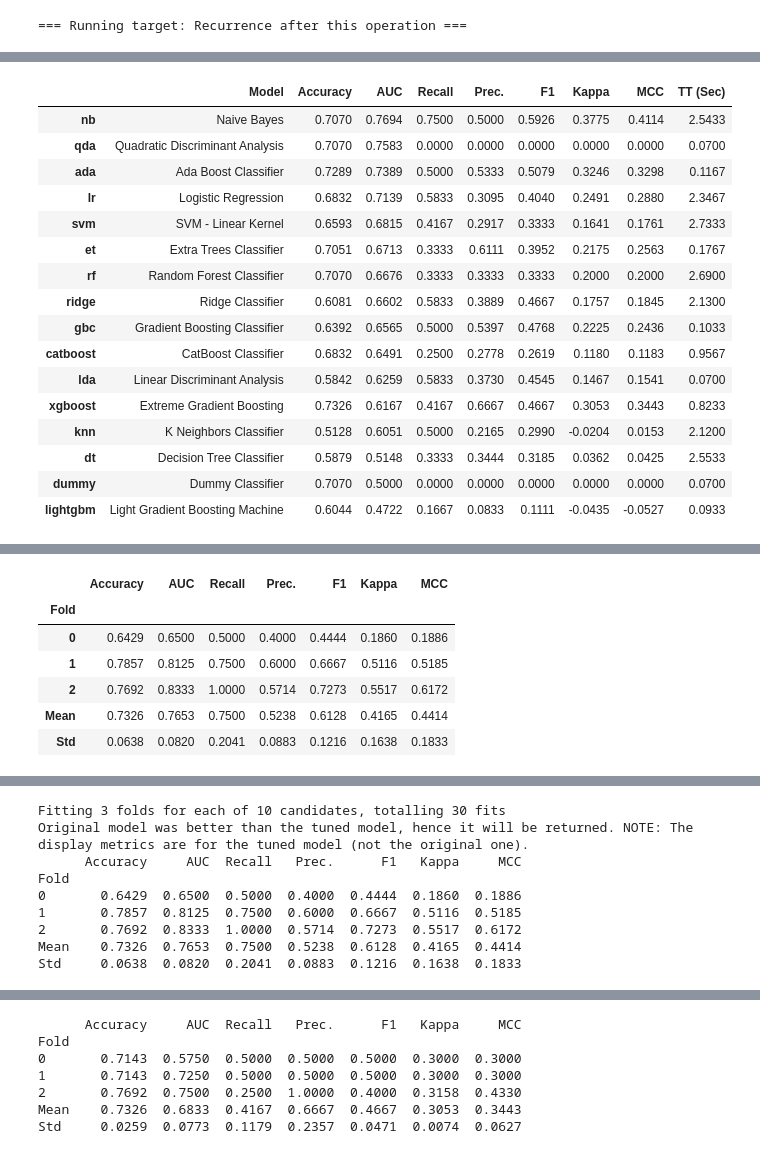
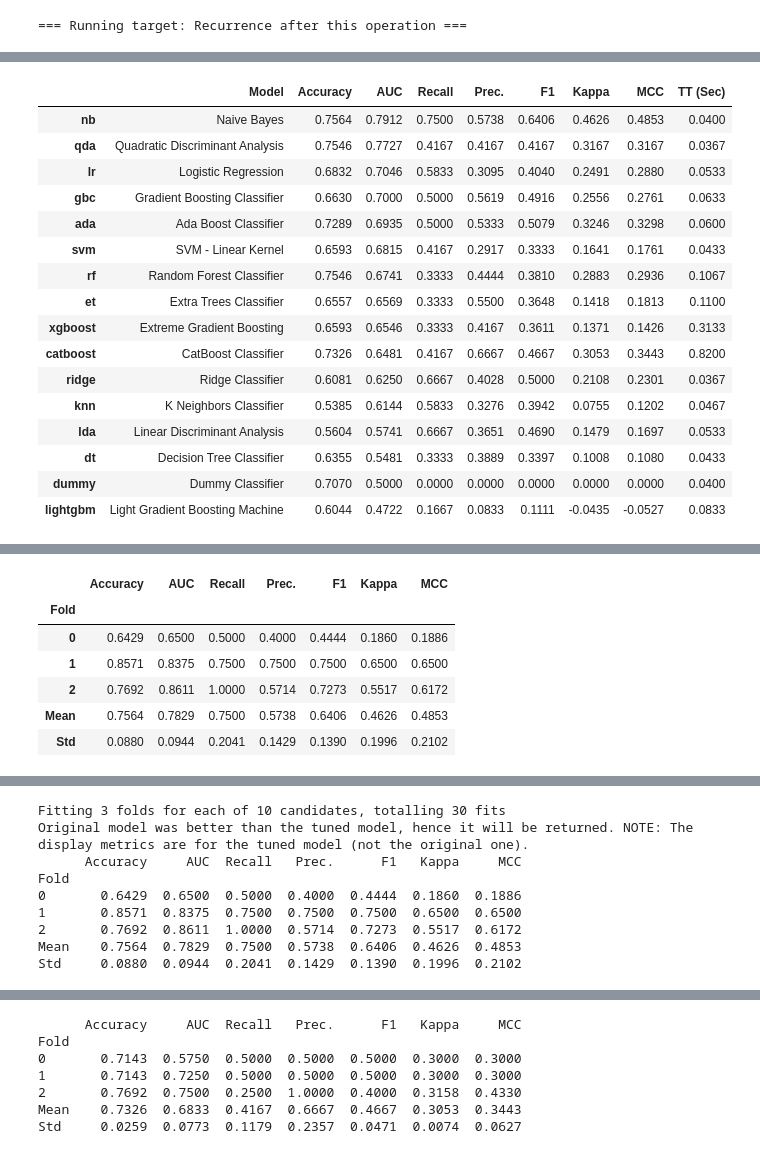
Before and after one commit to shrinitbabel/craniopharyngioma, a Jupyter notebook: second.ipynb, the cells around one changed output, grey strips where cells are left out. Drawn from its saved outputs; the diff is of its cells as text; code cells hidden in the pictures.

```diff
--- a/second.ipynb
+++ b/second.ipynb
@@ -0,0 +1,12 @@
+# %%
+import pandas as pd
+import numpy as np
+import scipy
+if not hasattr(scipy, "interp"):
+    scipy.interp = np.interp  # restore deprecated alias
+
+from pycaret.classification import setup, compare_models, tune_model, pull
+
+
+# Load your raw dataset
+df_original = pd.read_csv("data.csv")
@@ -19,7 +51,7 @@ preop_basic = [
     "Pre-op hydrocephalus (y/n)", "Pre-op intacranial pressure symptoms",
     "Pre-op headache", "Pre-op endocrine changes (y/n)",
     "Pre-op panhypopit (y/n) - define number of hormone axes that are non-functional",
-    "Intraventricular extension"
+    "Intraventricular extension", "prior radiation",
 ]
 
 intraop_basic = [
@@ -38,7 +70,7 @@ location_histology = [
 experiments = [
     # Post-op complications
     {"target": "Recurrence after this operation",
-     "features": preop_basic + ["Surgical Approach", "Resection outcome (total, subtotal, partial)"]}
+     "features": preop_basic + ["Surgical Approach", "Resection outcome (total, subtotal, partial)", "BRAF+"]}
 
     # Composite endpoints (you can create these columns beforehand if desired)
     # Example creation idea (run before the loop):
@@ -102,68 +134,68 @@ def run_experiment(df, target, features, metric="AUC"):
     if not hasattr(best_model, "fit"):
         print("  [skip] No valid estimator returned by compare_models.")
         return None, None
 
     # Tune
     try:
         tuned = tune_model(best_model, optimize=metric)
     except Exception as e:
         print(f"  [warn] tune_model failed for '{target}': {e}")
         tuned = best_model
 
     leaderboard = pull()
     return tuned, leaderboard
 
 # ---- Run all experiments ----
 all_leaderboards = {}
 for exp in experiments:
     print(f"\n=== Running target: {exp['target']} ===")
     try:
         tuned, leaderboard = run_experiment(df_original, exp["target"], exp["features"], metric="AUC")
         if leaderboard is not None:
             all_leaderboards[exp["target"]] = leaderboard.copy()
             # Show the top few rows for quick inspection
             print(leaderboard.head())
     except Exception as e:
         print(f"  [error] {exp['target']}: {e}")
 # %% [output]
 === Running target: Recurrence after this operation ===
 [interactive output not drawn]
 |  | Model | Accuracy | AUC | Recall | Prec. | F1 | Kappa | MCC | TT (Sec) |
-| nb | Naive Bayes | 0.7070 | 0.7694 | 0.7500 | 0.5000 | 0.5926 | 0.3775 | 0.4114 | 2.5433 |
-| qda | Quadratic Discriminant Analysis | 0.7070 | 0.7583 | 0.0000 | 0.0000 | 0.0000 | 0.0000 | 0.0000 | 0.0700 |
-| ada | Ada Boost Classifier | 0.7289 | 0.7389 | 0.5000 | 0.5333 | 0.5079 | 0.3246 | 0.3298 | 0.1167 |
-| lr | Logistic Regression | 0.6832 | 0.7139 | 0.5833 | 0.3095 | 0.4040 | 0.2491 | 0.2880 | 2.3467 |
-| svm | SVM - Linear Kernel | 0.6593 | 0.6815 | 0.4167 | 0.2917 | 0.3333 | 0.1641 | 0.1761 | 2.7333 |
-| et | Extra Trees Classifier | 0.7051 | 0.6713 | 0.3333 | 0.6111 | 0.3952 | 0.2175 | 0.2563 | 0.1767 |
-| rf | Random Forest Classifier | 0.7070 | 0.6676 | 0.3333 | 0.3333 | 0.3333 | 0.2000 | 0.2000 | 2.6900 |
-| ridge | Ridge Classifier | 0.6081 | 0.6602 | 0.5833 | 0.3889 | 0.4667 | 0.1757 | 0.1845 | 2.1300 |
-| gbc | Gradient Boosting Classifier | 0.6392 | 0.6565 | 0.5000 | 0.5397 | 0.4768 | 0.2225 | 0.2436 | 0.1033 |
-| catboost | CatBoost Classifier | 0.6832 | 0.6491 | 0.2500 | 0.2778 | 0.2619 | 0.1180 | 0.1183 | 0.9567 |
-| lda | Linear Discriminant Analysis | 0.5842 | 0.6259 | 0.5833 | 0.3730 | 0.4545 | 0.1467 | 0.1541 | 0.0700 |
-| xgboost | Extreme Gradient Boosting | 0.7326 | 0.6167 | 0.4167 | 0.6667 | 0.4667 | 0.3053 | 0.3443 | 0.8233 |
-| knn | K Neighbors Classifier | 0.5128 | 0.6051 | 0.5000 | 0.2165 | 0.2990 | -0.0204 | 0.0153 | 2.1200 |
-| dt | Decision Tree Classifier | 0.5879 | 0.5148 | 0.3333 | 0.3444 | 0.3185 | 0.0362 | 0.0425 | 2.5533 |
-| dummy | Dummy Classifier | 0.7070 | 0.5000 | 0.0000 | 0.0000 | 0.0000 | 0.0000 | 0.0000 | 0.0700 |
-| lightgbm | Light Gradient Boosting Machine | 0.6044 | 0.4722 | 0.1667 | 0.0833 | 0.1111 | -0.0435 | -0.0527 | 0.0933 |
+| nb | Naive Bayes | 0.7564 | 0.7912 | 0.7500 | 0.5738 | 0.6406 | 0.4626 | 0.4853 | 0.0400 |
+| qda | Quadratic Discriminant Analysis | 0.7546 | 0.7727 | 0.4167 | 0.4167 | 0.4167 | 0.3167 | 0.3167 | 0.0367 |
+| lr | Logistic Regression | 0.6832 | 0.7046 | 0.5833 | 0.3095 | 0.4040 | 0.2491 | 0.2880 | 0.0533 |
+| gbc | Gradient Boosting Classifier | 0.6630 | 0.7000 | 0.5000 | 0.5619 | 0.4916 | 0.2556 | 0.2761 | 0.0633 |
+| ada | Ada Boost Classifier | 0.7289 | 0.6935 | 0.5000 | 0.5333 | 0.5079 | 0.3246 | 0.3298 | 0.0600 |
+| svm | SVM - Linear Kernel | 0.6593 | 0.6815 | 0.4167 | 0.2917 | 0.3333 | 0.1641 | 0.1761 | 0.0433 |
+| rf | Random Forest Classifier | 0.7546 | 0.6741 | 0.3333 | 0.4444 | 0.3810 | 0.2883 | 0.2936 | 0.1067 |
+| et | Extra Trees Classifier | 0.6557 | 0.6569 | 0.3333 | 0.5500 | 0.3648 | 0.1418 | 0.1813 | 0.1100 |
+| xgboost | Extreme Gradient Boosting | 0.6593 | 0.6546 | 0.3333 | 0.4167 | 0.3611 | 0.1371 | 0.1426 | 0.3133 |
+| catboost | CatBoost Classifier | 0.7326 | 0.6481 | 0.4167 | 0.6667 | 0.4667 | 0.3053 | 0.3443 | 0.8200 |
+| ridge | Ridge Classifier | 0.6081 | 0.6250 | 0.6667 | 0.4028 | 0.5000 | 0.2108 | 0.2301 | 0.0367 |
+| knn | K Neighbors Classifier | 0.5385 | 0.6144 | 0.5833 | 0.3276 | 0.3942 | 0.0755 | 0.1202 | 0.0467 |
+| lda | Linear Discriminant Analysis | 0.5604 | 0.5741 | 0.6667 | 0.3651 | 0.4690 | 0.1479 | 0.1697 | 0.0533 |
+| dt | Decision Tree Classifier | 0.6355 | 0.5481 | 0.3333 | 0.3889 | 0.3397 | 0.1008 | 0.1080 | 0.0433 |
+| dummy | Dummy Classifier | 0.7070 | 0.5000 | 0.0000 | 0.0000 | 0.0000 | 0.0000 | 0.0000 | 0.0400 |
+| lightgbm | Light Gradient Boosting Machine | 0.6044 | 0.4722 | 0.1667 | 0.0833 | 0.1111 | -0.0435 | -0.0527 | 0.0833 |
 [interactive output not drawn]
 [interactive output not drawn]
 |  | Accuracy | AUC | Recall | Prec. | F1 | Kappa | MCC |
 | Fold |  |  |  |  |  |  |  |
 | 0 | 0.6429 | 0.6500 | 0.5000 | 0.4000 | 0.4444 | 0.1860 | 0.1886 |
-| 1 | 0.7857 | 0.8125 | 0.7500 | 0.6000 | 0.6667 | 0.5116 | 0.5185 |
-| 2 | 0.7692 | 0.8333 | 1.0000 | 0.5714 | 0.7273 | 0.5517 | 0.6172 |
-| Mean | 0.7326 | 0.7653 | 0.7500 | 0.5238 | 0.6128 | 0.4165 | 0.4414 |
-| Std | 0.0638 | 0.0820 | 0.2041 | 0.0883 | 0.1216 | 0.1638 | 0.1833 |
+| 1 | 0.8571 | 0.8375 | 0.7500 | 0.7500 | 0.7500 | 0.6500 | 0.6500 |
+| 2 | 0.7692 | 0.8611 | 1.0000 | 0.5714 | 0.7273 | 0.5517 | 0.6172 |
+| Mean | 0.7564 | 0.7829 | 0.7500 | 0.5738 | 0.6406 | 0.4626 | 0.4853 |
+| Std | 0.0880 | 0.0944 | 0.2041 | 0.1429 | 0.1390 | 0.1996 | 0.2102 |
 [interactive output not drawn]
 Fitting 3 folds for each of 10 candidates, totalling 30 fits
 Original model was better than the tuned model, hence it will be returned. NOTE: The display metrics are for the tuned model (not the original one).
       Accuracy     AUC  Recall   Prec.      F1   Kappa     MCC
 Fold
 0       0.6429  0.6500  0.5000  0.4000  0.4444  0.1860  0.1886
-1       0.7857  0.8125  0.7500  0.6000  0.6667  0.5116  0.5185
-2       0.7692  0.8333  1.0000  0.5714  0.7273  0.5517  0.6172
-Mean    0.7326  0.7653  0.7500  0.5238  0.6128  0.4165  0.4414
-Std     0.0638  0.0820  0.2041  0.0883  0.1216  0.1638  0.1833
+1       0.8571  0.8375  0.7500  0.7500  0.7500  0.6500  0.6500
+2       0.7692  0.8611  1.0000  0.5714  0.7273  0.5517  0.6172
+Mean    0.7564  0.7829  0.7500  0.5738  0.6406  0.4626  0.4853
+Std     0.0880  0.0944  0.2041  0.1429  0.1390  0.1996  0.2102
 # %%
 import pandas as pd
 from pycaret.classification import setup, create_model, tune_model, finalize_model, save_model, predict_model, pull, calibrate_model
```
Also changed, not shown: parts of 8 cells of this notebook, 9 other files.
